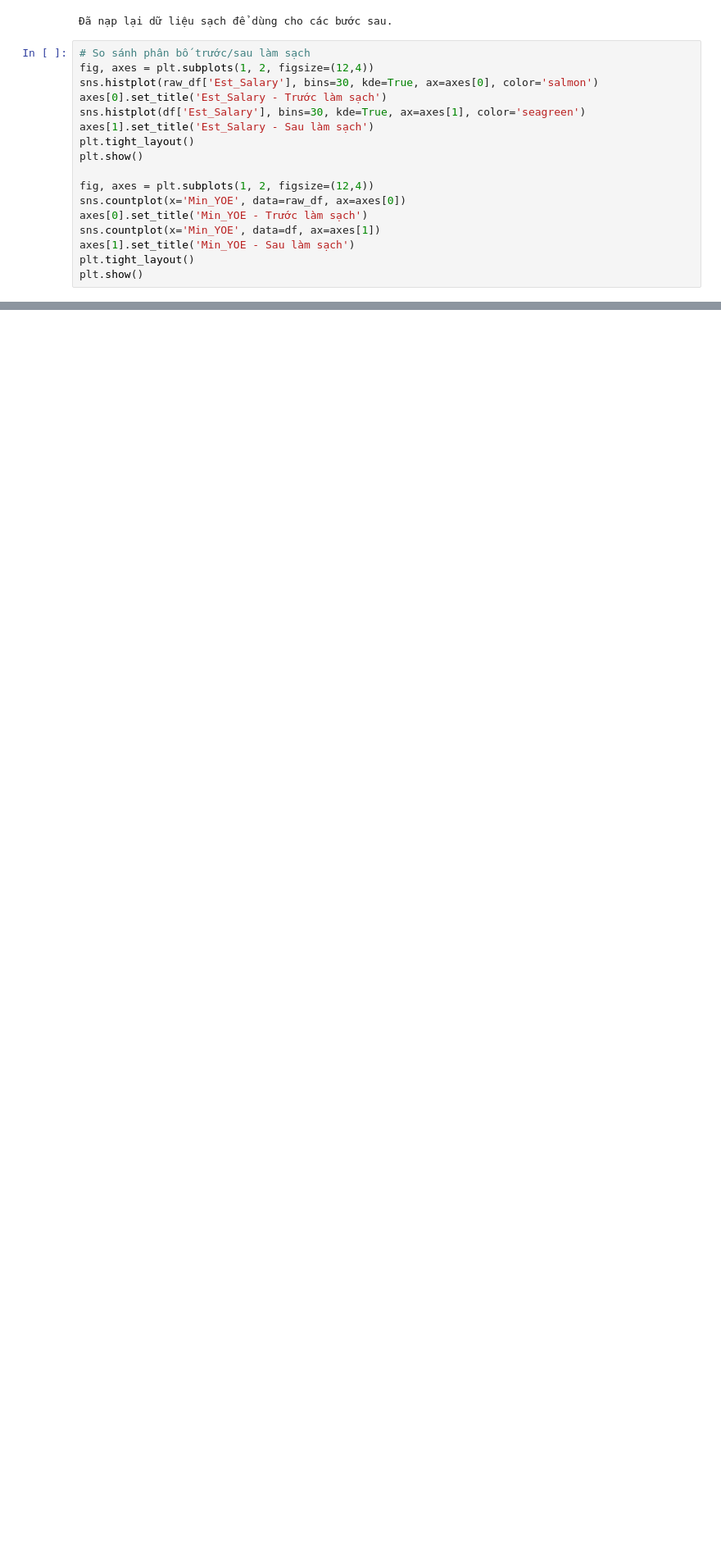
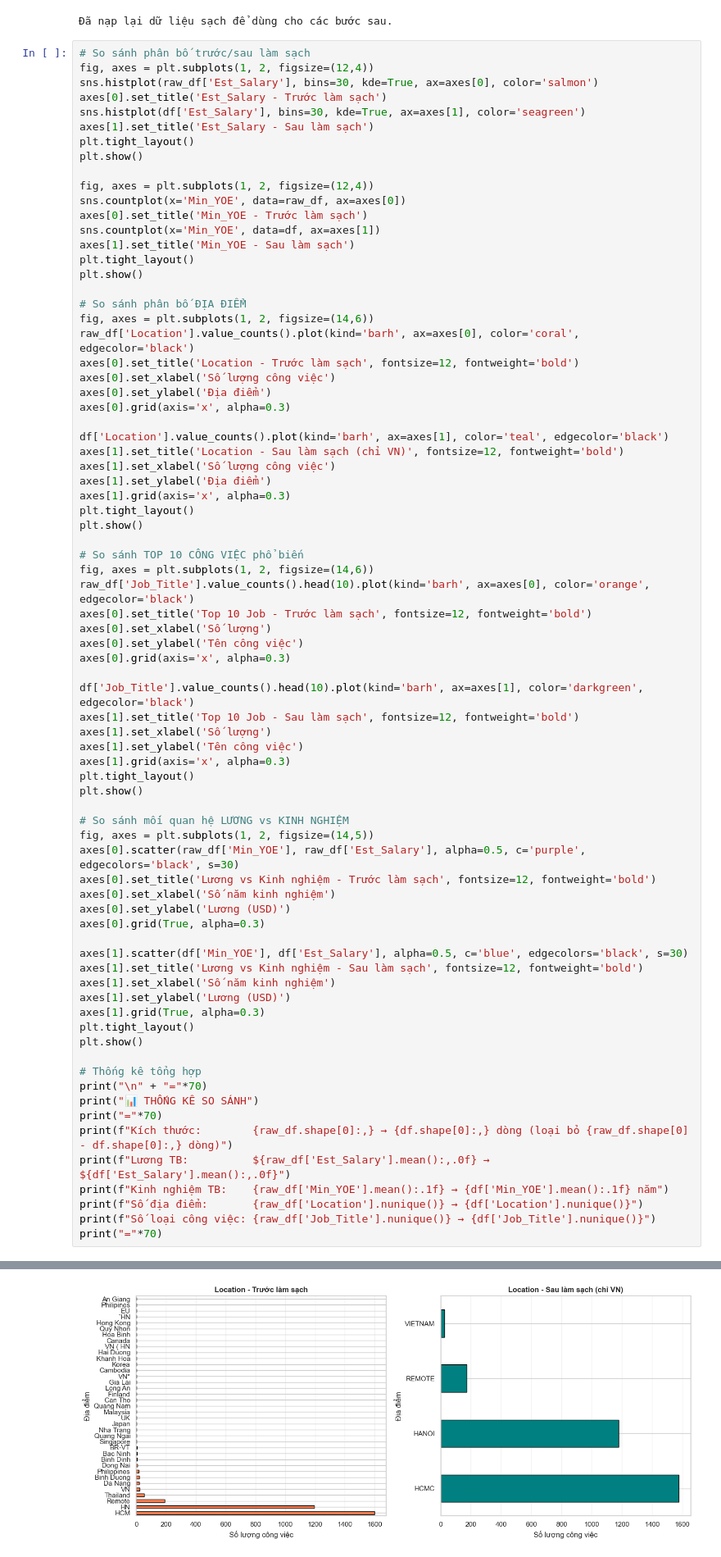
Before and after one commit to datnqbv/data-analysis-and-visualization, a Jupyter notebook: 01_EDA_Cleaning.ipynb, the cells around one changed output, grey strips where cells are left out. Shown at 82% size. Saved outputs shown, nothing was run; the diff lists cells and outputs as text; blank space fills up the shorter version.

```diff
--- a/01_EDA_Cleaning.ipynb
+++ b/01_EDA_Cleaning.ipynb
@@ -194,20 +194,80 @@ if USE_CLEAN:
 # %%
 # So sánh phân bố trước/sau làm sạch
 fig, axes = plt.subplots(1, 2, figsize=(12,4))
 sns.histplot(raw_df['Est_Salary'], bins=30, kde=True, ax=axes[0], color='salmon')
 axes[0].set_title('Est_Salary - Trước làm sạch')
 sns.histplot(df['Est_Salary'], bins=30, kde=True, ax=axes[1], color='seagreen')
 axes[1].set_title('Est_Salary - Sau làm sạch')
 plt.tight_layout()
 plt.show()
 
 fig, axes = plt.subplots(1, 2, figsize=(12,4))
 sns.countplot(x='Min_YOE', data=raw_df, ax=axes[0])
 axes[0].set_title('Min_YOE - Trước làm sạch')
 sns.countplot(x='Min_YOE', data=df, ax=axes[1])
 axes[1].set_title('Min_YOE - Sau làm sạch')
 plt.tight_layout()
 plt.show()
+
+# So sánh phân bố ĐỊA ĐIỂM
+fig, axes = plt.subplots(1, 2, figsize=(14,6))
+raw_df['Location'].value_counts().plot(kind='barh', ax=axes[0], color='coral', edgecolor='black')
+axes[0].set_title('Location - Trước làm sạch', fontsize=12, fontweight='bold')
+axes[0].set_xlabel('Số lượng công việc')
+axes[0].set_ylabel('Địa điểm')
+axes[0].grid(axis='x', alpha=0.3)
+
+df['Location'].value_counts().plot(kind='barh', ax=axes[1], color='teal', edgecolor='black')
+axes[1].set_title('Location - Sau làm sạch (chỉ VN)', fontsize=12, fontweight='bold')
+axes[1].set_xlabel('Số lượng công việc')
+axes[1].set_ylabel('Địa điểm')
+axes[1].grid(axis='x', alpha=0.3)
+plt.tight_layout()
+plt.show()
+
+# So sánh TOP 10 CÔNG VIỆC phổ biến
+fig, axes = plt.subplots(1, 2, figsize=(14,6))
+raw_df['Job_Title'].value_counts().head(10).plot(kind='barh', ax=axes[0], color='orange', edgecolor='black')
+axes[0].set_title('Top 10 Job - Trước làm sạch', fontsize=12, fontweight='bold')
+axes[0].set_xlabel('Số lượng')
+axes[0].set_ylabel('Tên công việc')
+axes[0].grid(axis='x', alpha=0.3)
+
+df['Job_Title'].value_counts().head(10).plot(kind='barh', ax=axes[1], color='darkgreen', edgecolor='black')
+axes[1].set_title('Top 10 Job - Sau làm sạch', fontsize=12, fontweight='bold')
+axes[1].set_xlabel('Số lượng')
+axes[1].set_ylabel('Tên công việc')
+axes[1].grid(axis='x', alpha=0.3)
+plt.tight_layout()
+plt.show()
+
+# So sánh mối quan hệ LƯƠNG vs KINH NGHIỆM
+fig, axes = plt.subplots(1, 2, figsize=(14,5))
+axes[0].scatter(raw_df['Min_YOE'], raw_df['Est_Salary'], alpha=0.5, c='purple', edgecolors='black', s=30)
+axes[0].set_title('Lương vs Kinh nghiệm - Trước làm sạch', fontsize=12, fontweight='bold')
+axes[0].set_xlabel('Số năm kinh nghiệm')
+axes[0].set_ylabel('Lương (USD)')
+axes[0].grid(True, alpha=0.3)
+
+axes[1].scatter(df['Min_YOE'], df['Est_Salary'], alpha=0.5, c='blue', edgecolors='black', s=30)
+axes[1].set_title('Lương vs Kinh nghiệm - Sau làm sạch', fontsize=12, fontweight='bold')
+axes[1].set_xlabel('Số năm kinh nghiệm')
+axes[1].set_ylabel('Lương (USD)')
+axes[1].grid(True, alpha=0.3)
+plt.tight_layout()
+plt.show()
+
+# Thống kê tổng hợp
+print("\n" + "="*70)
+print("📊 THỐNG KÊ SO SÁNH")
+print("="*70)
+print(f"Kích thước:        {raw_df.shape[0]:,} → {df.shape[0]:,} dòng (loại bỏ {raw_df.shape[0] - df.shape[0]:,} dòng)")
+print(f"Lương TB:          ${raw_df['Est_Salary'].mean():,.0f} → ${df['Est_Salary'].mean():,.0f}")
+print(f"Kinh nghiệm TB:    {raw_df['Min_YOE'].mean():.1f} → {df['Min_YOE'].mean():.1f} năm")
+print(f"Số địa điểm:       {raw_df['Location'].nunique()} → {df['Location'].nunique()}")
+print(f"Số loại công việc: {raw_df['Job_Title'].nunique()} → {df['Job_Title'].nunique()}")
+print("="*70)
 # %% [output]
 [figure]
 [figure]
+[figure, added]
```
Also changed, not shown: parts of 1 cell of this notebook.
